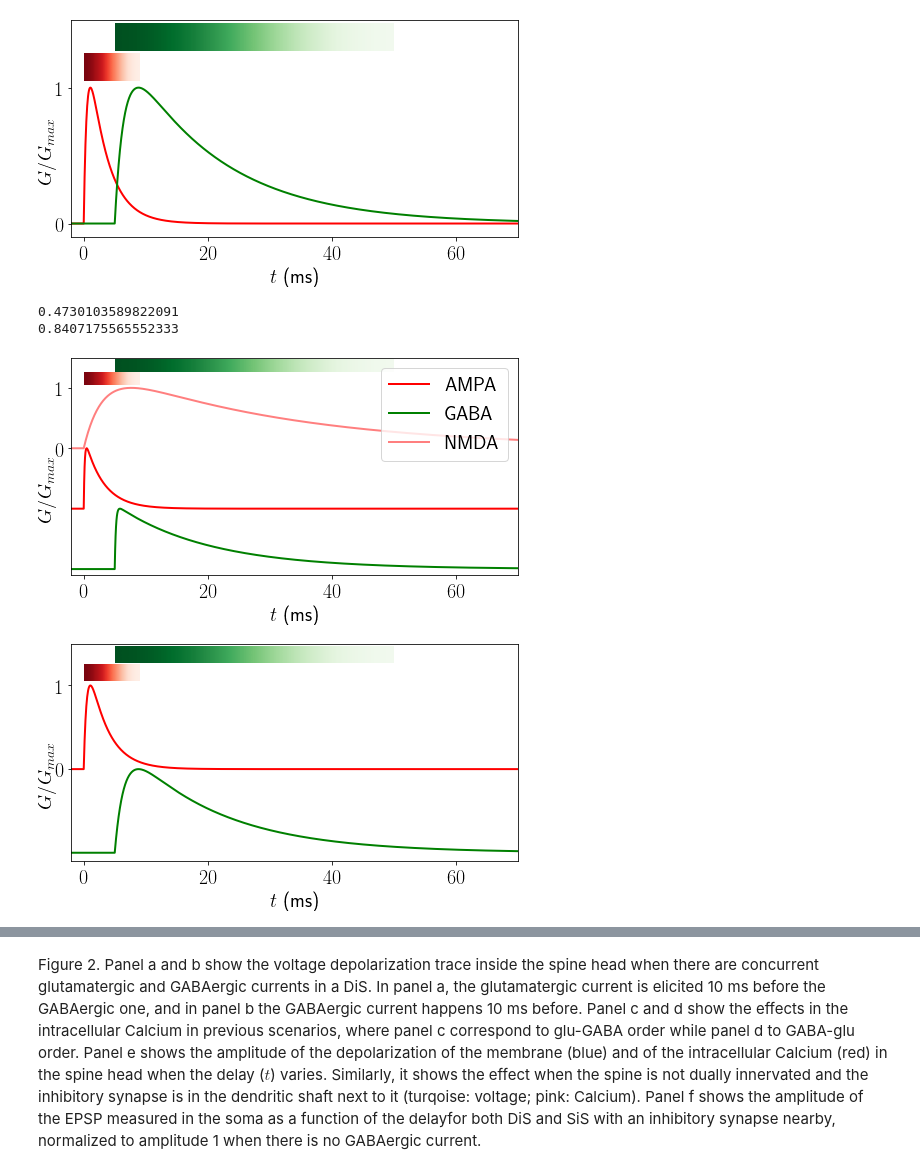
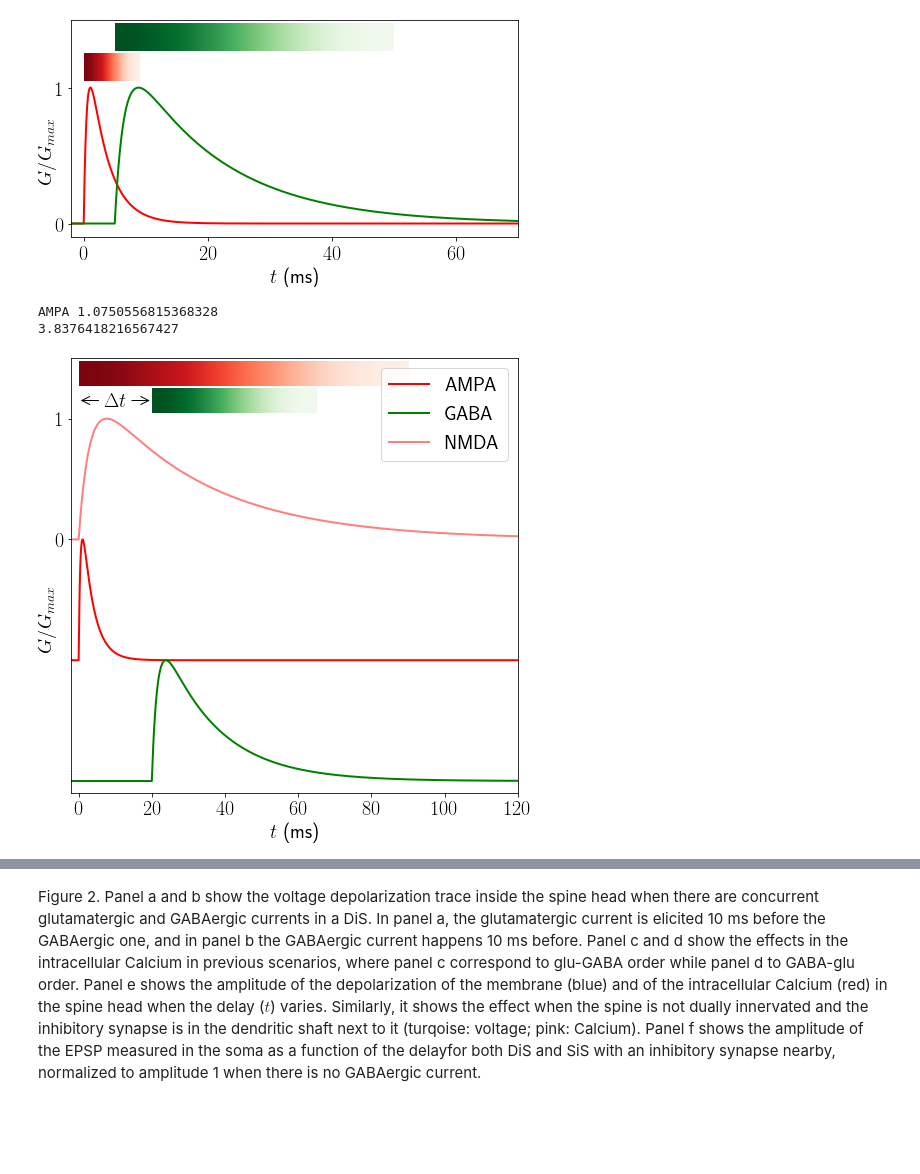
Before and after one commit to p-serna/SpineModel, a Jupyter notebook: Figures paper.ipynb, the cells around one changed output, grey strips where cells are left out. Saved outputs shown, nothing was run; the diff lists cells and outputs as text; code cells hidden in the pictures; blank space fills up the shorter version.

Commit message:
mods to figures

```diff
--- a/Figures paper.ipynb
+++ b/Figures paper.ipynb
@@ -60,7 +64,7 @@ def scalebar(ax,x0,y0,dx,dy,xlab = '', ylab = '', color = 'k'):
 #plot_trace(vtracsD,arange(vtracsD.shape[0])*.1-200+10,c='C0')
 #xlim(0,100)
 # %%
-im = Image.open('../NeuronA.png')
+im = Image.open('../Neuron_persp3.png')
 height = im.size[1]
 im = np.array(im).astype(np.float) / 255
 fig = figure(figsize=(14,7))
@@ -82,13 +86,12 @@ ax0.set_axis_off()
 #ax1.imshow(im)
 plot_trace(vtracs,arange(vtracs.shape[0])*.1-200+10,ax1,c='C0',band = 1)
 plot_trace(vtracsD,arange(vtracsD.shape[0])*.1-200+10,ax1,c='C1',band = 1)
-ax1.set_xlim(0,100)
-ax1.set_ylim(-67,-35)
+
 ax1.set_axis_off()
 #plot_trace(vtracsD,arange(vtracsD.shape[0])*.1-200+10,ax2,c='C1')
 #plot_trace(vtracsS,arange(vtracsS.shape[0])*.1-200+10,ax2,c='C2')
 #ax1.text(50,20-65,"$V_{i}$")
-scalebar(ax1,65,-55,20,5,xlab = '20 ms', ylab = '5 mV', color = 'k')
+scalebar(ax1,85,-50,20,5,xlab = '20 ms', ylab = '5 mV', color = 'k')
 
 plot_trace(vtracsS,arange(vtracsS.shape[0])*.1-200+10,ax1,c='C2',band = 1)
 #ax2.set_xlim(0,100)
@@ -126,9 +129,10 @@ ax4.set_ylabel("$C_{max}\, (\mu M)$")
 #ax4.text(120,4,"$Ca^{2+}$")
 
 sel = mes[:,-3].argsort()
-ax3.plot(abs(mes[sel,-3]/1e-3),me2[sel,4]+65,'C1.',label="Dendritic shaft",alpha=0.5)
-ax3.plot(abs(mes[sel,-3]/1e-3),mes[sel,1]+65,'C0.',label="Spine head",alpha=0.5)
-ax3.plot(abs(mes[sel,-3]/1e-3),mes[sel,3]+65,'C2.',label="Soma",alpha=0.5)
+EL0 = -70
+ax3.plot(abs(mes[sel,-3]/1e-3),mes[sel,1],'C0.',label="Spine head",alpha=0.5)
+ax3.plot(abs(mes[sel,-3]/1e-3),me2[sel,4]-EL0,'C1.',label="Dendritic shaft",alpha=0.5)
+ax3.plot(abs(mes[sel,-3]/1e-3),mes[sel,3],'C2.',label="Soma",alpha=0.5)
 ax3.set_xlabel("- $I_{s,max}$(pA)")
 ax3.set_ylabel("$\Delta V_{max}$ (mV)")
 #ax3.yaxis.tick_right()
@@ -150,5 +154,8 @@ ax2.yaxis.set_label_coords(-.15,0.5)
 ax3.yaxis.set_label_coords(-.13,0.5)
 #ax4.yaxis.set_label_coords(-.15,0.5)
 
+ax1.set_xlim(50,110)
+ax1.set_ylim(-72,-35)
+#ax4.set_ylim(0,4.5)
 savefig("Figure_Model_1.png",dpi = 300, tight_layout = True)
 # %% [output]
@@ -252,73 +259,48 @@ savefig('conductances.pdf')
 # %% [output]
 [figure]
 # %%
-figure(figsize=(8,4))
+figure(figsize=(8,8))
 
-xs = linspace(0,70,1000)
-ton, toff = (0.15,3.0)
+xs = linspace(0,120,1000)
+ton, toff = (0.5,3.0)
 trise = ton*toff/(ton-toff)*log(ton/toff)
-print(trise)
+print('AMPA',trise)
 yglu = exp(-xs/toff)-exp(-xs/ton); yglu = yglu/max(yglu)
 plot(concatenate(([-10],xs)),concatenate(([0],yglu))-1,'r-',linewidth= 2,label='AMPA')
 ax = gca()
 ax.set(autoscale_on=False)
-gradient_bar(ax,[0],[1.25],3*toff,1.05,cmap = cm.Reds_r)
 
-ton, toff = (0.19,15.0)
+ton, toff = (1.5,15.0)
 trise = ton*toff/(ton-toff)*log(ton/toff)
 print(trise)
 ygaba = exp(-xs/toff)-exp(-xs/ton); ygaba= ygaba/max(ygaba)
-plot(concatenate(([-10],xs+5)),concatenate(([0],ygaba))-1-1,'g-',linewidth= 2,label='GABA')
-gradient_bar(ax,[5],[1.27+.2],3*toff,1.27,cmap = cm.Greens_r)
-xlim(-2,70)
+plot(concatenate(([-10],xs+20)),concatenate(([0],ygaba))-1-1,'g-',linewidth= 2,label='GABA')
+gradient_bar(ax,[20],[1.25],3*toff,1.05,cmap = cm.Greens_r)
 ax.set_yticks(ticks=array([0,1.]))
 
-xs = linspace(0,70,1000)
 ton, toff = (3,30.0)
 yglu = exp(-xs/toff)-exp(-xs/ton); yglu = yglu/max(yglu)
 plot(concatenate(([-10],xs)),concatenate(([0],yglu)),'r-',linewidth= 2,alpha=0.5,label='NMDA')
-ax = gca()
-ax.set(autoscale_on=False)
+gradient_bar(ax,[0],[1.27+.2],3*toff,1.27,cmap = cm.Reds_r)
 
 
 ax.set_aspect('auto')
+
+ax.set_xlim(-2,120)
 ax.set_ylim(-2.1,1.5)
 ax.set_xlabel('$t$ (ms)')
 ax.set_ylabel('$G/G_{max}$')
 ax.yaxis.set_label_coords(-0.03,0.4)
 ax.legend()
+ax.annotate('$\Delta t$',xy = (7,1.1))
+ax.annotate('',xy = (6,1.15),xytext = (0,1.15),arrowprops=dict(arrowstyle="<-"))
+ax.annotate('',xy = (14,1.15),xytext = (20,1.15),arrowprops=dict(arrowstyle="<-"))
+
 savefig('conductances3.pdf')
 # %% [output]
-0.4730103589822091
-0.8407175565552333
+AMPA 1.0750556815368328
+3.8376418216567427
-[figure, old version]
+[figure, new version]
-# %%
-figure(figsize=(8,4))
-
-xs = linspace(0,70,1000)
-ton, toff = (0.5,3.0)
-yglu = exp(-xs/toff)-exp(-xs/ton); yglu = yglu/max(yglu)
-plot(concatenate(([-10],xs)),concatenate(([0],yglu)),'r-',linewidth= 2)
-ax = gca()
-ax.set(autoscale_on=False)
-gradient_bar(ax,[0],[1.25],3*toff,1.05,cmap = cm.Reds_r)
-
-ton, toff = (1.5,15.0)
-ygaba = exp(-xs/toff)-exp(-xs/ton); ygaba= ygaba/max(ygaba)
-plot(concatenate(([-10],xs+5)),concatenate(([0],ygaba))-1,'g-',linewidth= 2)
-gradient_bar(ax,[5],[1.27+.2],3*toff,1.27,cmap = cm.Greens_r)
-xlim(-2,70)
-ax.set_yticks(ticks=array([0,1.]))
-
-
-ax.set_aspect('auto')
-ax.set_ylim(-1.1,1.5)
-ax.set_xlabel('$t$ (ms)')
-ax.set_ylabel('$G/G_{max}$')
-ax.yaxis.set_label_coords(-0.03,0.4)
-savefig('conductances2.pdf')
-# %% [output]
-[figure, removed]
 # %%
 #height = im.size[1]
 #im = np.array(im).astype(np.float) / 255
```
Also changed, not shown: parts of 7 cells of this notebook, 2 other files.
